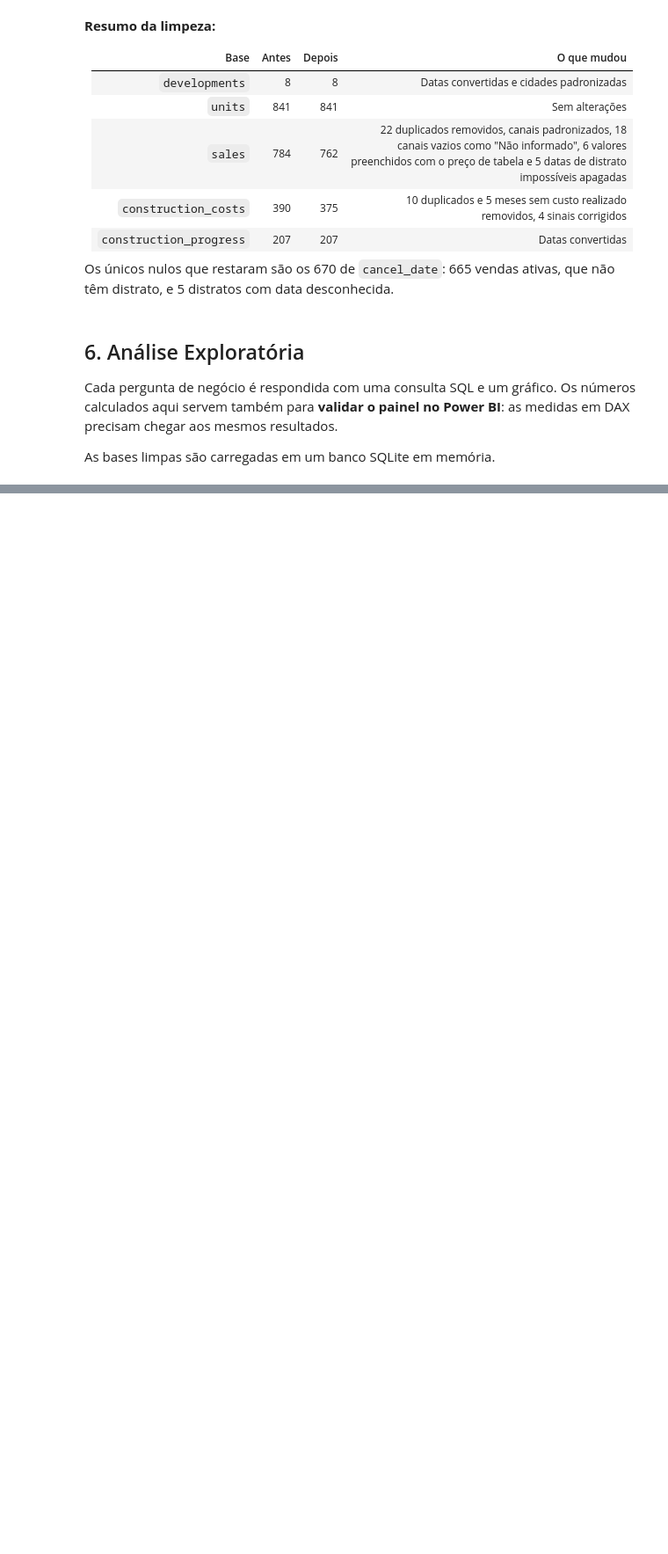
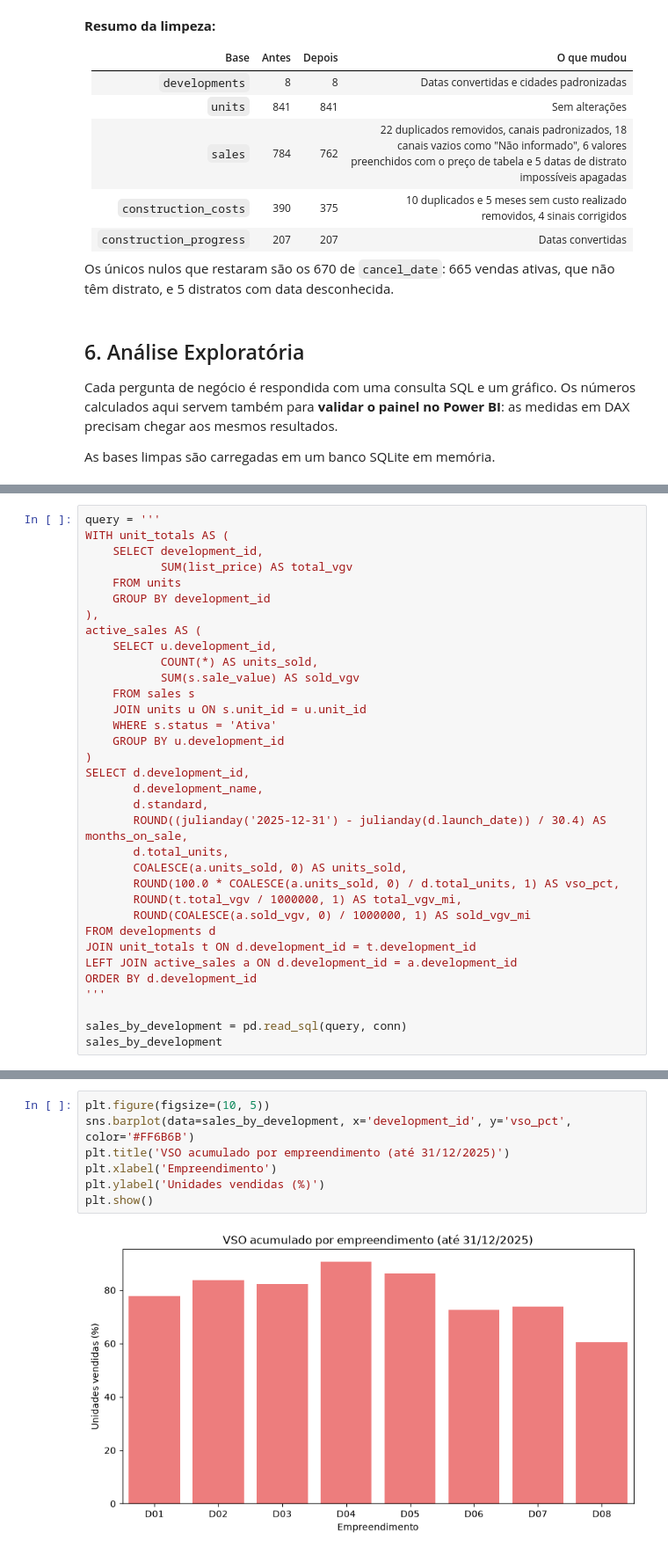
Before and after one commit to ricardo-paganini/construction-powerbi-dashboard, a Jupyter notebook: construction_analysis.ipynb, the cells around one changed output, grey strips where cells are left out. Shown at 88% size. Saved outputs shown, nothing was run; the diff lists cells and outputs as text; blank space fills up the shorter version.

Commit message:
Add sales analysis by development

```diff
--- a/construction_analysis.ipynb
+++ b/construction_analysis.ipynb
@@ -446,0 +460,34 @@ As bases limpas são carregadas em um banco SQLite em memória.
+# %%
+query = '''
+WITH unit_totals AS (
+    SELECT development_id,
+           SUM(list_price) AS total_vgv
+    FROM units
+    GROUP BY development_id
+),
+active_sales AS (
+    SELECT u.development_id,
+           COUNT(*) AS units_sold,
+           SUM(s.sale_value) AS sold_vgv
+    FROM sales s
+    JOIN units u ON s.unit_id = u.unit_id
+    WHERE s.status = 'Ativa'
+    GROUP BY u.development_id
+)
+SELECT d.development_id,
+       d.development_name,
+       d.standard,
+       ROUND((julianday('2025-12-31') - julianday(d.launch_date)) / 30.4) AS months_on_sale,
+       d.total_units,
+       COALESCE(a.units_sold, 0) AS units_sold,
+       ROUND(100.0 * COALESCE(a.units_sold, 0) / d.total_units, 1) AS vso_pct,
+       ROUND(t.total_vgv / 1000000, 1) AS total_vgv_mi,
+       ROUND(COALESCE(a.sold_vgv, 0) / 1000000, 1) AS sold_vgv_mi
+FROM developments d
+JOIN unit_totals t ON d.development_id = t.development_id
+LEFT JOIN active_sales a ON d.development_id = a.development_id
+ORDER BY d.development_id
+'''
+
+sales_by_development = pd.read_sql(query, conn)
+sales_by_development
@@ -446,0 +504,9 @@ As bases limpas são carregadas em um banco SQLite em memória.
+# %%
+plt.figure(figsize=(10, 5))
+sns.barplot(data=sales_by_development, x='development_id', y='vso_pct', color='#FF6B6B')
+plt.title('VSO acumulado por empreendimento (até 31/12/2025)')
+plt.xlabel('Empreendimento')
+plt.ylabel('Unidades vendidas (%)')
+plt.show()
+# %% [output]
+[figure, added]
```
Also changed, not shown: parts of 3 cells of this notebook.
